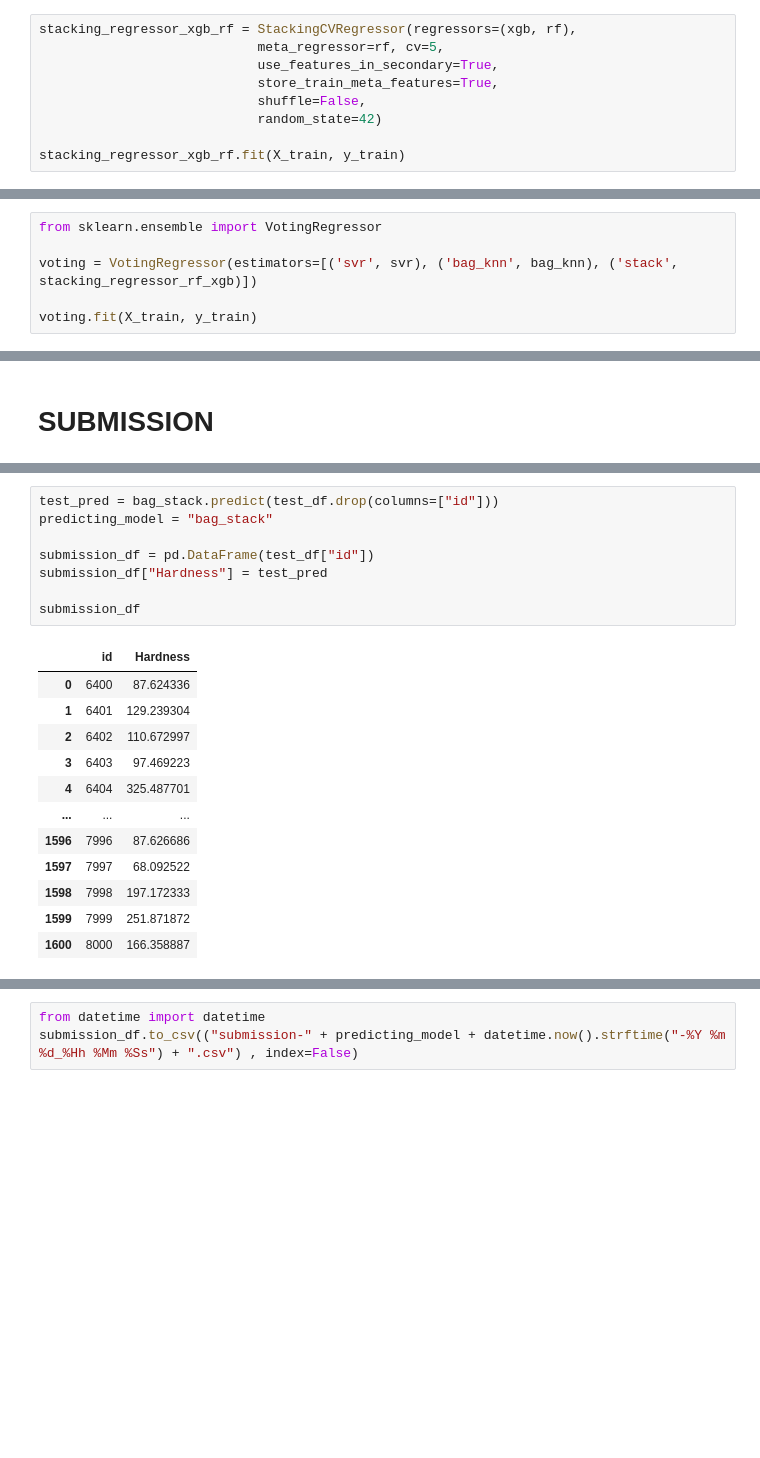
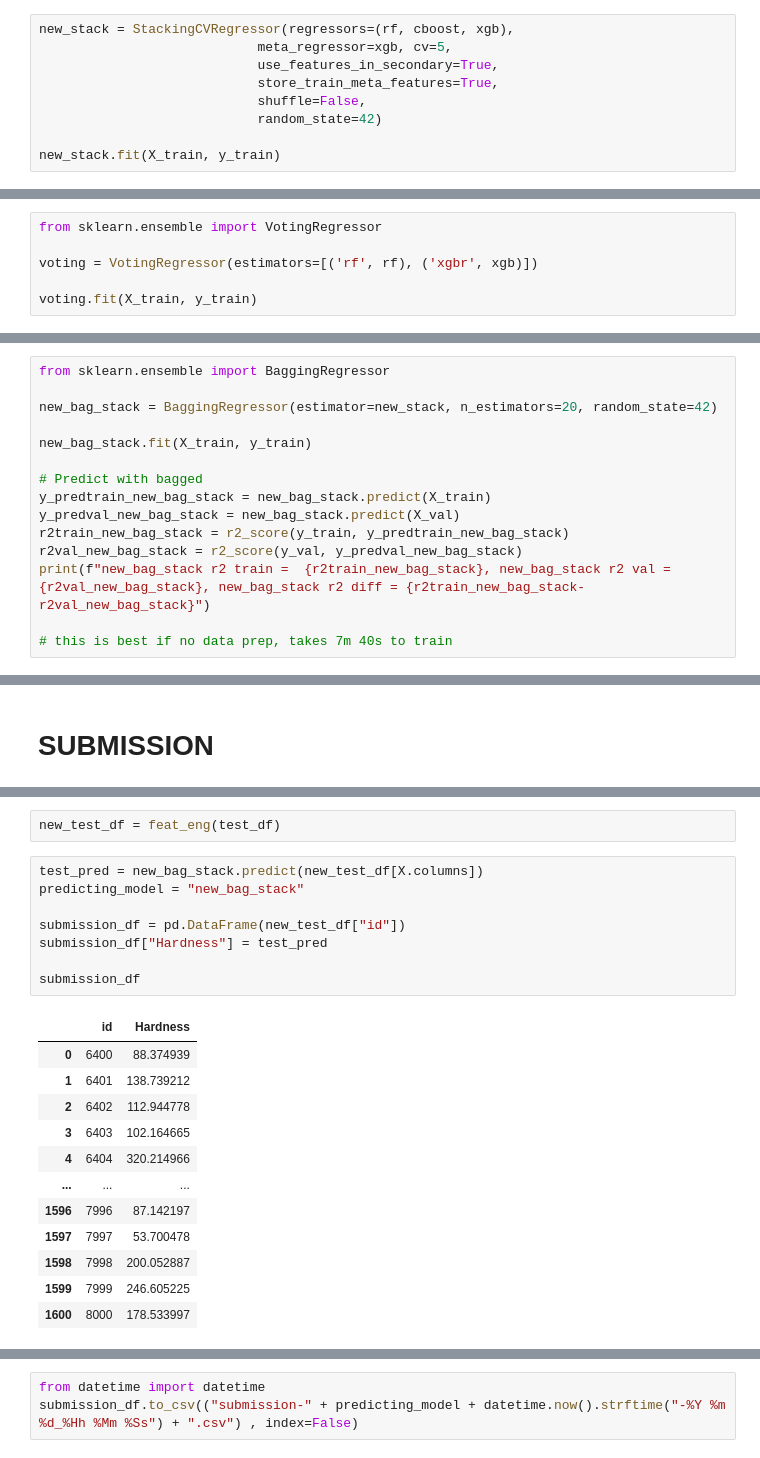
Before and after one commit to evelynnn04/CompfestDSA, a Jupyter notebook: MED_CompfestDSA_20240616.ipynb, the cells around one changed output, grey strips where cells are left out. Cells and saved outputs as stored; diff of their text form; blank space fills up the shorter version.

Commit message:
new_bag_stack with catboost
adding catboost to the stack and bagging the stack got 0.90191 on kaggle. This current commit is the state where this score was achieved 🙏🙏

```diff
--- a/MED_CompfestDSA_20240616.ipynb
+++ b/MED_CompfestDSA_20240616.ipynb
@@ -439,12 +517,12 @@ StackingCVRegressor(meta_regressor=XGBRegressor(base_score=None, booster=None,
                     shuffle=False, store_train_meta_features=True,
                     use_features_in_secondary=True)
 # %%
-stacking_regressor_xgb_rf = StackingCVRegressor(regressors=(xgb, rf),
-                            meta_regressor=rf, cv=5,
+new_stack = StackingCVRegressor(regressors=(rf, cboost, xgb),
+                            meta_regressor=xgb, cv=5,
                             use_features_in_secondary=True,
                             store_train_meta_features=True,
                             shuffle=False,
                             random_state=42)
 
-stacking_regressor_xgb_rf.fit(X_train, y_train)
+new_stack.fit(X_train, y_train)
 # %% [output]
@@ -480,7 +571,7 @@ print(r2)
 # %%
 from sklearn.ensemble import VotingRegressor
 
-voting = VotingRegressor(estimators=[('svr', svr), ('bag_knn', bag_knn), ('stack', stacking_regressor_rf_xgb)])
+voting = VotingRegressor(estimators=[('rf', rf), ('xgbr', xgb)])
 
 voting.fit(X_train, y_train)
 # %% [output]
@@ -503,0 +595,15 @@ VotingRegressor(estimators=[('svr', SVR()),
+# %%
+from sklearn.ensemble import BaggingRegressor
+
+new_bag_stack = BaggingRegressor(estimator=new_stack, n_estimators=20, random_state=42)
+
+new_bag_stack.fit(X_train, y_train)
+
+# Predict with bagged
+y_predtrain_new_bag_stack = new_bag_stack.predict(X_train)
+y_predval_new_bag_stack = new_bag_stack.predict(X_val)
+r2train_new_bag_stack = r2_score(y_train, y_predtrain_new_bag_stack)
+r2val_new_bag_stack = r2_score(y_val, y_predval_new_bag_stack)
+print(f"new_bag_stack r2 train =  {r2train_new_bag_stack}, new_bag_stack r2 val = {r2val_new_bag_stack}, new_bag_stack r2 diff = {r2train_new_bag_stack-r2val_new_bag_stack}")
+
+# this is best if no data prep, takes 7m 40s to train
@@ -521,22 +668,24 @@ bag_stack r2 train =  0.9727912939722412, bag_stack r2 val = 0.928793126135131,
+# %%
+new_test_df = feat_eng(test_df)
 # %%
-test_pred = bag_stack.predict(test_df.drop(columns=["id"]))
-predicting_model = "bag_stack"
+test_pred = new_bag_stack.predict(new_test_df[X.columns])
+predicting_model = "new_bag_stack"
 
-submission_df = pd.DataFrame(test_df["id"])
+submission_df = pd.DataFrame(new_test_df["id"])
 submission_df["Hardness"] = test_pred
 
 submission_df
 # %% [output]
 |  | id | Hardness |
-| 0 | 6400 | 87.624336 |
-| 1 | 6401 | 129.239304 |
-| 2 | 6402 | 110.672997 |
-| 3 | 6403 | 97.469223 |
-| 4 | 6404 | 325.487701 |
+| 0 | 6400 | 88.374939 |
+| 1 | 6401 | 138.739212 |
+| 2 | 6402 | 112.944778 |
+| 3 | 6403 | 102.164665 |
+| 4 | 6404 | 320.214966 |
 | ... | ... | ... |
-| 1596 | 7996 | 87.626686 |
-| 1597 | 7997 | 68.092522 |
-| 1598 | 7998 | 197.172333 |
-| 1599 | 7999 | 251.871872 |
-| 1600 | 8000 | 166.358887 |
+| 1596 | 7996 | 87.142197 |
+| 1597 | 7997 | 53.700478 |
+| 1598 | 7998 | 200.052887 |
+| 1599 | 7999 | 246.605225 |
+| 1600 | 8000 | 178.533997 |
 1601 rows × 2 columns
```
Also changed, not shown: parts of 48 cells of this notebook, 31 other files.
